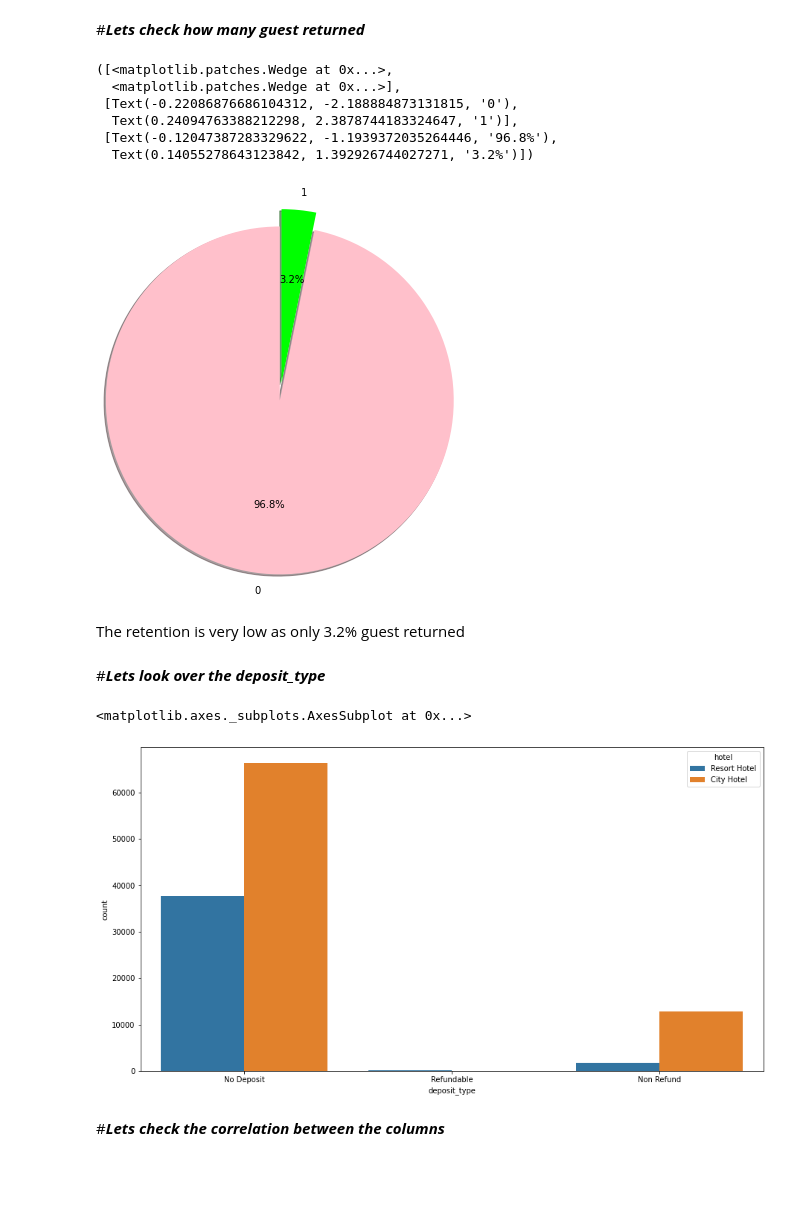
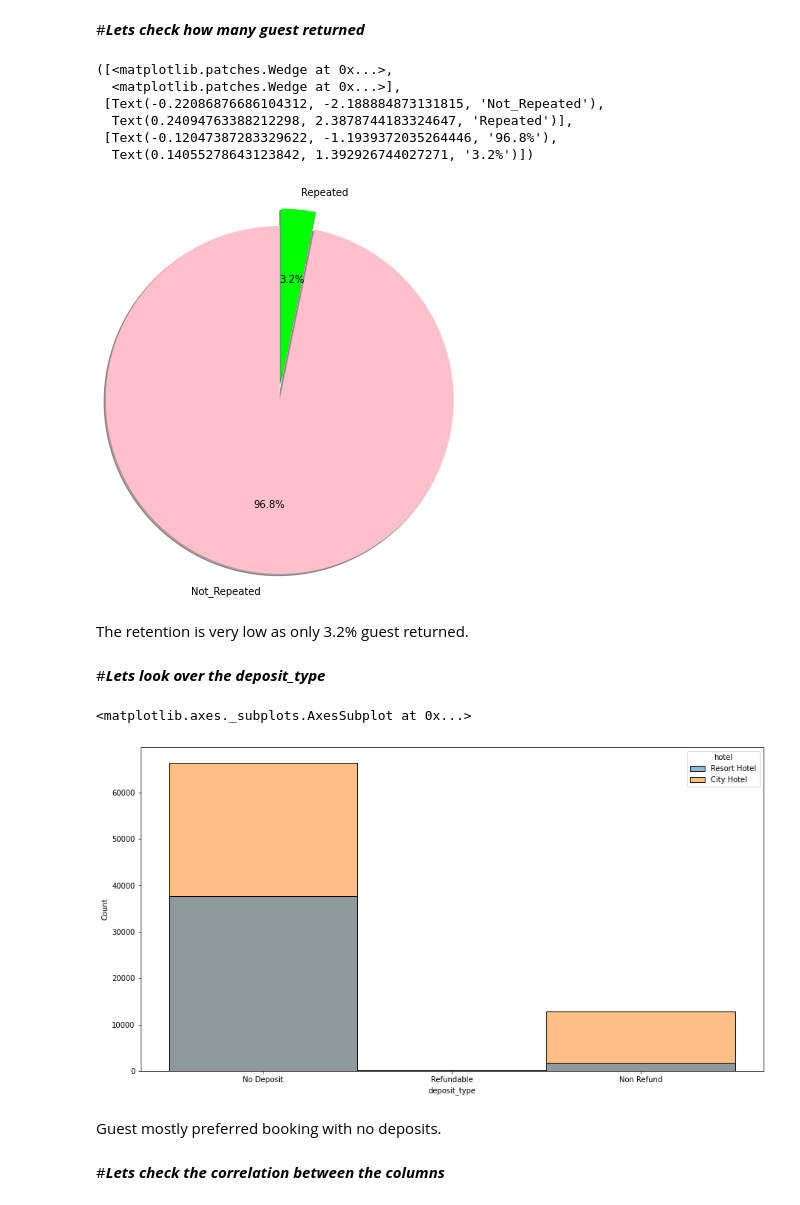
Before and after one commit to SuvirKapse/Hotel-Booking-Analysis, a Jupyter notebook: Suvir_kapse_Hotel_Booking_Analysis_Capstone_Project.ipynb, the cells around one changed output. Cells and saved outputs as stored; diff of their text form; code cells hidden in the pictures; blank space fills up the shorter version.

```diff
--- a/Suvir_kapse_Hotel_Booking_Analysis_Capstone_Project.ipynb
+++ b/Suvir_kapse_Hotel_Booking_Analysis_Capstone_Project.ipynb
@@ -344,6 +375,8 @@ From above comparisons majority of the distribution channels and market segments
 # %% [markdown]
 #***Lets check how many guest returned***
 # %%
+hotel_df['is_repeated_guest'] = hotel_df.is_repeated_guest.replace([1,0], ['Repeated', 'Not_Repeated'])
+
 c =hotel_df['is_repeated_guest'].value_counts()
 
 d = hotel_df['is_repeated_guest'].value_counts().index.tolist()
@@ -354,21 +387,23 @@ plt.pie(c, explode =(0, 0.2),autopct='%1.1f%%',startangle =90,shadow=True,radius
 # %% [output]
 ([<matplotlib.patches.Wedge at 0x...>,
   <matplotlib.patches.Wedge at 0x...>],
- [Text(-0.22086876686104312, -2.188884873131815, '0'),
-  Text(0.24094763388212298, 2.3878744183324647, '1')],
+ [Text(-0.22086876686104312, -2.188884873131815, 'Not_Repeated'),
+  Text(0.24094763388212298, 2.3878744183324647, 'Repeated')],
  [Text(-0.12047387283329622, -1.1939372035264446, '96.8%'),
   Text(0.14055278643123842, 1.392926744027271, '3.2%')])
-[figure, old version]
+[figure, new version]
 # %% [markdown]
-The retention is very low as only 3.2% guest returned
+The retention is very low as only 3.2% guest returned.
 # %% [markdown]
 #***Lets look over the deposit_type***
 # %%
 plt.figure(figsize=(15,8))
-sns.countplot(x='deposit_type', hue="hotel", data=hotel_df)
+sns.histplot(data=hotel_df, x="deposit_type", hue="hotel")
 # %% [output]
 <matplotlib.axes._subplots.AxesSubplot at 0x...>
-[figure, old version]
+[figure, new version]
+# %% [markdown]
+Guest mostly preferred booking with no deposits.
 # %% [markdown]
 #***Lets check the correlation between the columns***
 # %%
```
Also changed, not shown: parts of 18 cells of this notebook.
